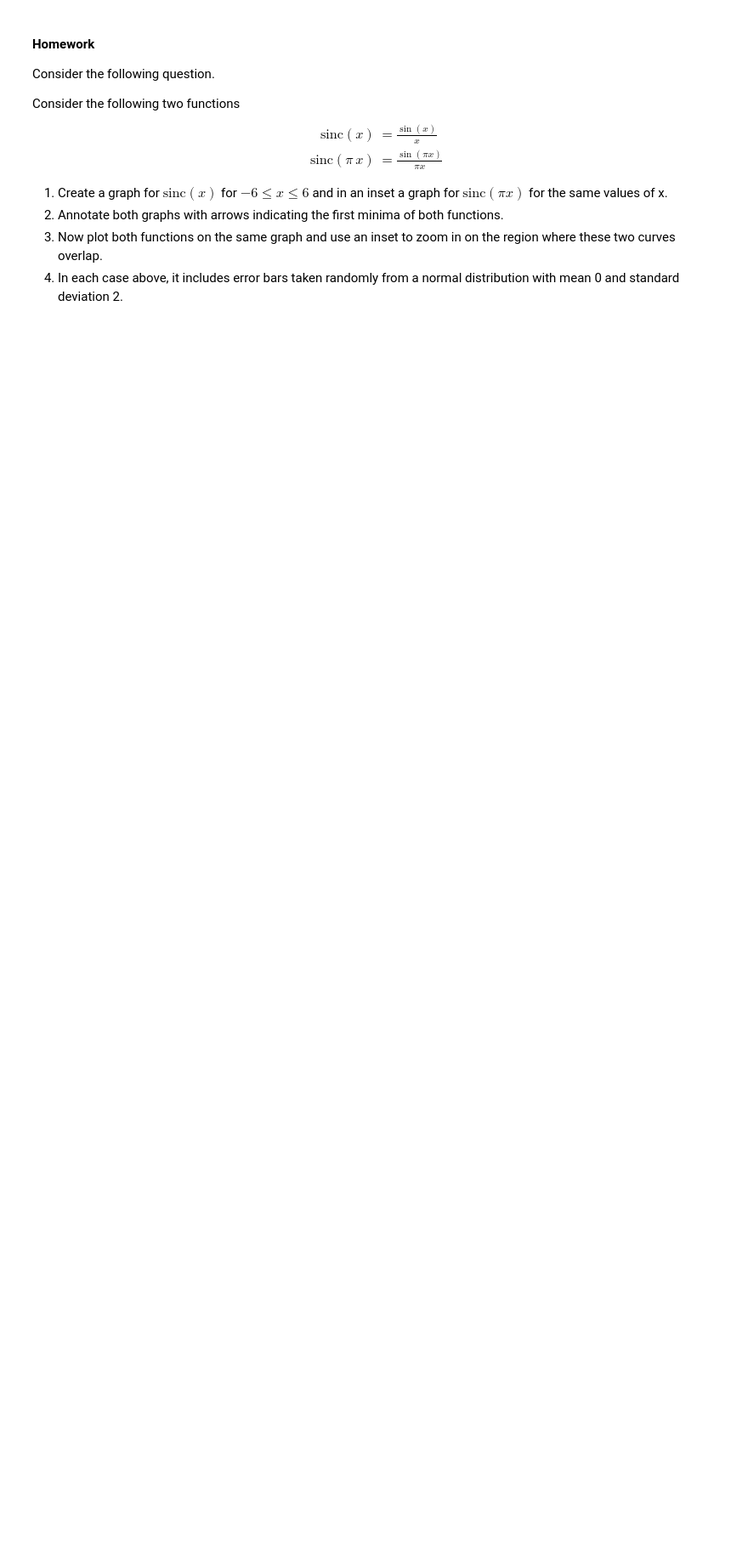
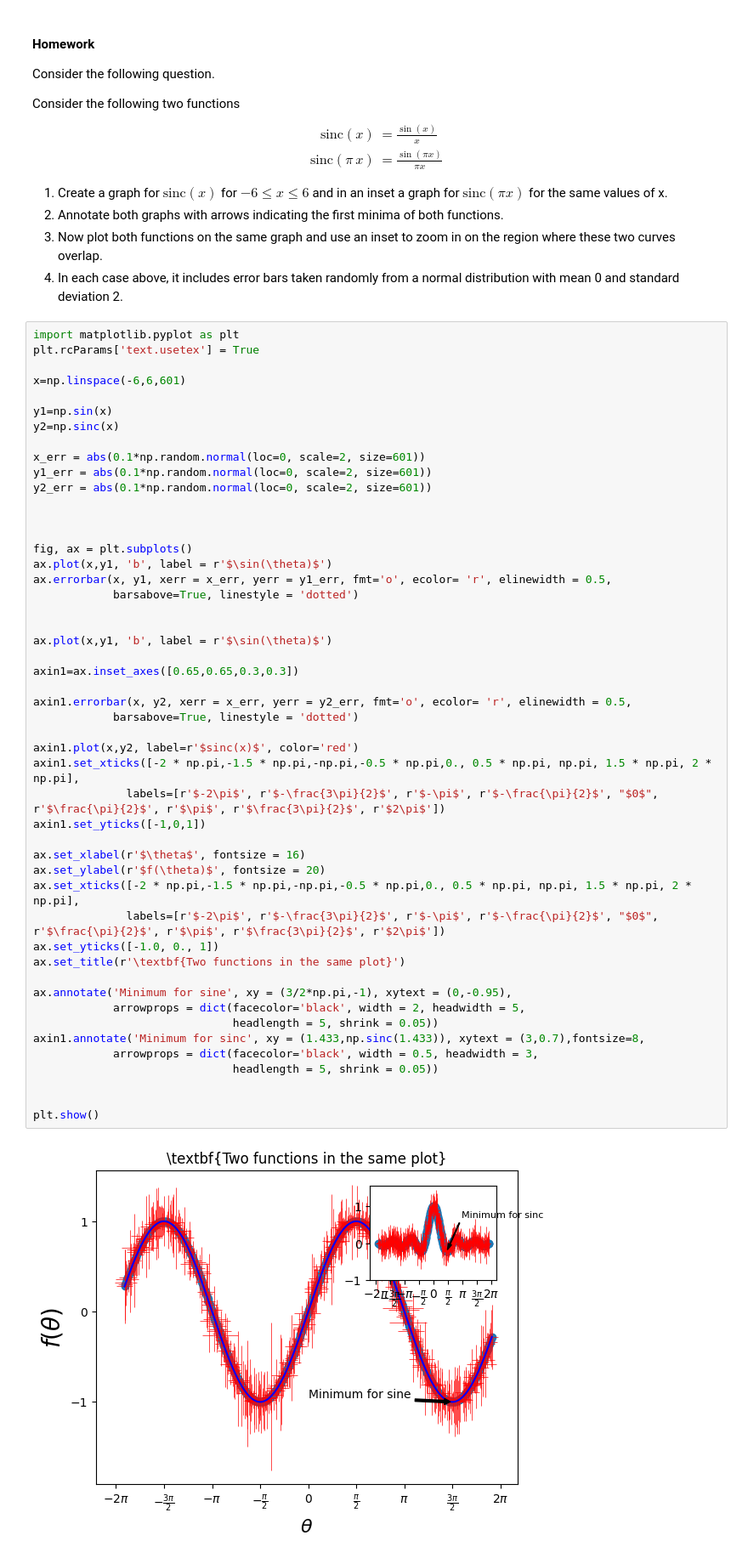
Before and after one commit to DiegoConol/Fisica-Computacional, a Jupyter notebook: Clase con Filipa/Notebook with FIlipa.ipynb, the cells around one changed output. Shown at 85% size. Saved outputs shown, nothing was run; the diff lists cells and outputs as text; blank space fills up the shorter version.

```diff
--- a/Clase con Filipa/Notebook with FIlipa.ipynb
+++ b/Clase con Filipa/Notebook with FIlipa.ipynb
@@ -1068,5 +1275,56 @@ $$
 2. Annotate both graphs with arrows indicating the first minima of both functions.
 3. Now plot both functions on the same graph and use an inset to zoom in on the region where these two curves overlap.
 4. In each case above, it includes error bars taken randomly from a normal distribution with mean 0 and standard deviation 2.
+# %%
+import matplotlib.pyplot as plt
+plt.rcParams['text.usetex'] = True
+
+x=np.linspace(-6,6,601)
+
+y1=np.sin(x)
+y2=np.sinc(x)
+
+x_err = abs(0.1*np.random.normal(loc=0, scale=2, size=601))
+y1_err = abs(0.1*np.random.normal(loc=0, scale=2, size=601))
+y2_err = abs(0.1*np.random.normal(loc=0, scale=2, size=601))
+
+
+
+fig, ax = plt.subplots()
+ax.plot(x,y1, 'b', label = r'$\sin(\theta)$')
+ax.errorbar(x, y1, xerr = x_err, yerr = y1_err, fmt='o', ecolor= 'r', elinewidth = 0.5,
+            barsabove=True, linestyle = 'dotted')
+
+
+ax.plot(x,y1, 'b', label = r'$\sin(\theta)$')
+
+axin1=ax.inset_axes([0.65,0.65,0.3,0.3])
+
+axin1.errorbar(x, y2, xerr = x_err, yerr = y2_err, fmt='o', ecolor= 'r', elinewidth = 0.5,
+            barsabove=True, linestyle = 'dotted')
+
+axin1.plot(x,y2, label=r'$sinc(x)$', color='red')
+axin1.set_xticks([-2 * np.pi,-1.5 * np.pi,-np.pi,-0.5 * np.pi,0., 0.5 * np.pi, np.pi, 1.5 * np.pi, 2 * np.pi],
+              labels=[r'$-2\pi$', r'$-\frac{3\pi}{2}$', r'$-\pi$', r'$-\frac{\pi}{2}$', "$0$", r'$\frac{\pi}{2}$', r'$\pi$', r'$\frac{3\pi}{2}$', r'$2\pi$'])
+axin1.set_yticks([-1,0,1])
+
+ax.set_xlabel(r'$\theta$', fontsize = 16)
+ax.set_ylabel(r'$f(\theta)$', fontsize = 20)
+ax.set_xticks([-2 * np.pi,-1.5 * np.pi,-np.pi,-0.5 * np.pi,0., 0.5 * np.pi, np.pi, 1.5 * np.pi, 2 * np.pi],
+              labels=[r'$-2\pi$', r'$-\frac{3\pi}{2}$', r'$-\pi$', r'$-\frac{\pi}{2}$', "$0$", r'$\frac{\pi}{2}$', r'$\pi$', r'$\frac{3\pi}{2}$', r'$2\pi$'])
+ax.set_yticks([-1.0, 0., 1])
+ax.set_title(r'\textbf{Two functions in the same plot}')
+
+ax.annotate('Minimum for sine', xy = (3/2*np.pi,-1), xytext = (0,-0.95),
+            arrowprops = dict(facecolor='black', width = 2, headwidth = 5,
+                              headlength = 5, shrink = 0.05))
+axin1.annotate('Minimum for sinc', xy = (1.433,np.sinc(1.433)), xytext = (3,0.7),fontsize=8,
+            arrowprops = dict(facecolor='black', width = 0.5, headwidth = 3,
+                              headlength = 5, shrink = 0.05))
+
+
+plt.show()
+# %% [output]
+[figure, added]
 # %%
 import matplotlib.pyplot as plt
```
Also changed, not shown: parts of 46 cells of this notebook.
